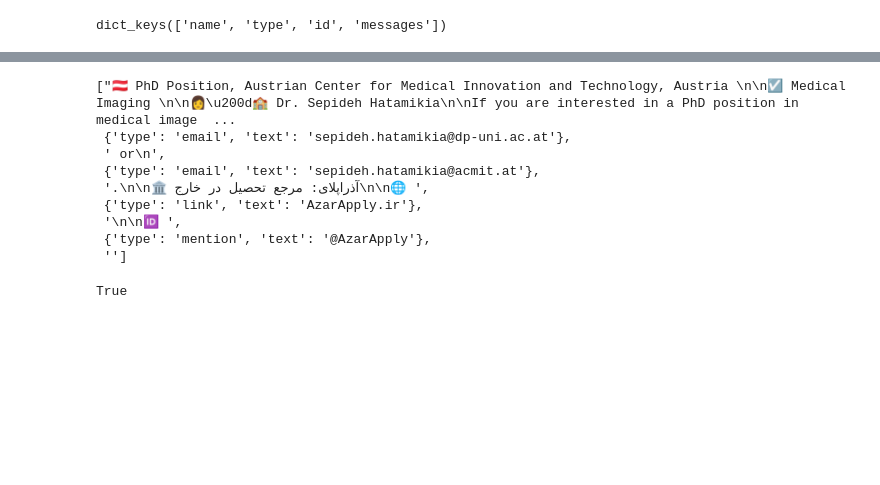
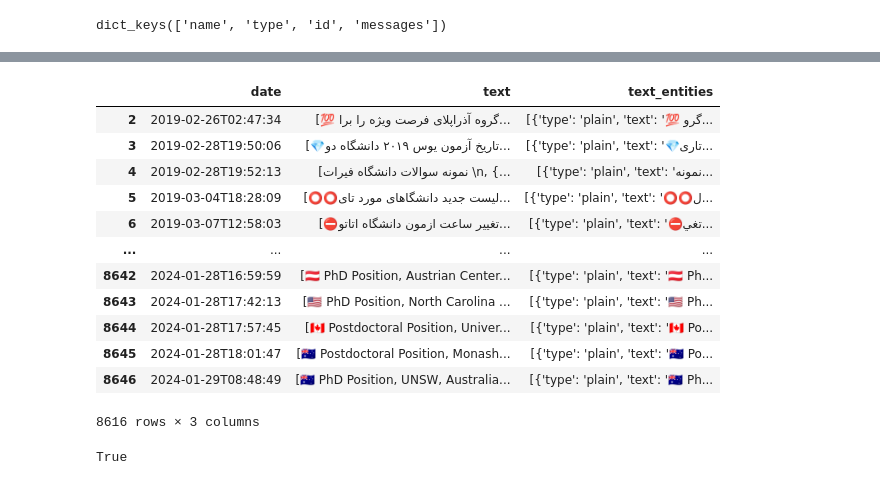
Before and after one commit to ali-r79/apply_project, a Jupyter notebook: azar_apply_project.ipynb, the cells around one changed output, grey strips where cells are left out. Drawn from its saved outputs; the diff is of its cells as text; code cells hidden in the pictures; blank space fills up the shorter version.

```diff
--- a/azar_apply_project.ipynb
+++ b/azar_apply_project.ipynb
@@ -36,15 +38,21 @@ df
 # %%
-df['text'][8642]
+del df['type']
-# %% [output]
-["🇦🇹 PhD Position, Austrian Center for Medical Innovation and Technology, Austria \n\n☑️ Medical Imaging \n\n👩\u200d🏫 Dr. Sepideh Hatamikia\n\nIf you are interested in a PhD position in medical image  ...
- {'type': 'email', 'text': 'sepideh.hatamikia@dp-uni.ac.at'},
- ' or\n',
- {'type': 'email', 'text': 'sepideh.hatamikia@acmit.at'},
- '.\n\n🏛 آذراپلای: مرجع تحصیل در خارج\n\n🌐 ',
- {'type': 'link', 'text': 'AzarApply.ir'},
- '\n\n🆔 ',
- {'type': 'mention', 'text': '@AzarApply'},
- '']
+# %%
+df
+# %% [output]
+|  | date | text | text_entities |
+| 2 | 2019-02-26T02:47:34 | [💯 گروه آذراپلای فرصت ویژه را برا... | [{'type': 'plain', 'text': '💯 گرو... |
+| 3 | 2019-02-28T19:50:06 | [💎تاریخ آزمون یوس ۲۰۱۹ دانشگاه دو... | [{'type': 'plain', 'text': '💎تاری... |
+| 4 | 2019-02-28T19:52:13 | [نمونه سوالات دانشگاه فیرات \n, {... | [{'type': 'plain', 'text': 'نمونه... |
+| 5 | 2019-03-04T18:28:09 | [⭕️⭕️لیست جدید دانشگاهای مورد تای... | [{'type': 'plain', 'text': '⭕️⭕️ل... |
+| 6 | 2019-03-07T12:58:03 | [⛔️تغيير ساعت ازمون دانشگاه اتاتو... | [{'type': 'plain', 'text': '⛔️تغي... |
+| ... | ... | ... | ... |
+| 8642 | 2024-01-28T16:59:59 | [🇦🇹 PhD Position, Austrian Center... | [{'type': 'plain', 'text': '🇦🇹 Ph... |
+| 8643 | 2024-01-28T17:42:13 | [🇺🇸 PhD Position, North Carolina ... | [{'type': 'plain', 'text': '🇺🇸 Ph... |
+| 8644 | 2024-01-28T17:57:45 | [🇨🇦 Postdoctoral Position, Univer... | [{'type': 'plain', 'text': '🇨🇦 Po... |
+| 8645 | 2024-01-28T18:01:47 | [🇦🇺 Postdoctoral Position, Monash... | [{'type': 'plain', 'text': '🇦🇺 Po... |
+| 8646 | 2024-01-29T08:48:49 | [🇦🇺 PhD Position, UNSW, Australia... | [{'type': 'plain', 'text': '🇦🇺 Ph... |
+8616 rows × 3 columns
 # %%
 'PhD' in df['text'][8642][0]
 # %% [output]
```
Also changed, not shown: parts of 28 cells of this notebook, 2 other files.
